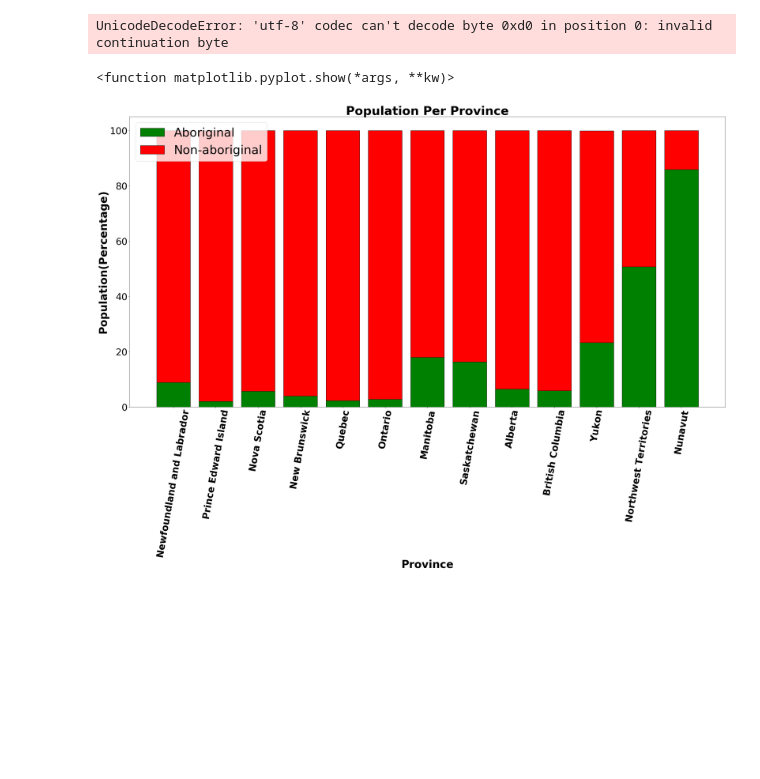
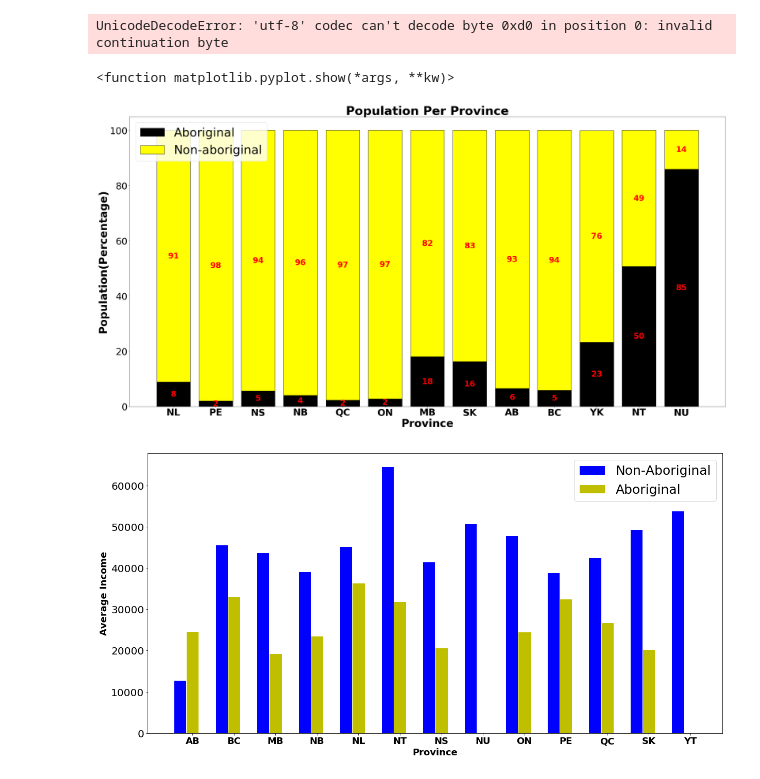
Before and after one commit to elsantonato/07-Project-1, a Jupyter notebook: Input/Aborig Population.ipynb, the cells around one changed output. Drawn from its saved outputs; the diff is of its cells as text; code cells hidden in the pictures; blank space fills up the shorter version.

```diff
--- a/Input/Aborig Population.ipynb
+++ b/Input/Aborig Population.ipynb
@@ -50,40 +50,47 @@ plt.show()
 # %%
 A = [8.9, 2, 5.7, 4.0, 2.3, 2.8, 18, 16.3, 6.5, 5.9, 23.3, 50.7, 85.9]
 B = [91.1, 98, 94.3, 96, 97.7, 97.2, 82, 83.7, 93.5, 94.1, 76.6, 49.3, 14.1]
 
-province=['Newfoundland and Labrador', 'Prince Edward Island', 'Nova Scotia', 'New Brunswick',
-                 'Quebec', 'Ontario', 'Manitoba', 'Saskatchewan',
-                 'Alberta', 'British Columbia', 'Yukon', 'Northwest Territories', 'Nunavut']
+province=['NL', 'PE', 'NS', 'NB',
+                 'QC', 'ON', 'MB', 'SK',
+                 'AB', 'BC', 'YK', 'NT', 'NU']
 Class=['Aboriginal','Non-aboriginal']
 pos = np.arange(len(province))
 aboriginal=[8.9, 2, 5.7, 4.0, 2.3, 2.8, 18, 16.3, 6.5, 5.9, 23.3, 50.7, 85.9]
 non_aboriginal=[91.1, 98, 94.3, 96, 97.7, 97.2, 82, 83.7, 93.5, 94.1, 76.6, 49.3, 14.1]
 
 fig, ax = plt.subplots(figsize=(40,20))# width:20, height:3
-plt.bar(pos,aboriginal,color='green',edgecolor='black')
-plt.bar(pos,non_aboriginal,color='red',edgecolor='black',bottom=aboriginal)
+ax1 = plt.bar(pos,aboriginal,color='black',edgecolor='black')
+ax2 = plt.bar(pos,non_aboriginal,color='yellow',edgecolor='black',bottom=aboriginal)
 plt.tick_params(labelsize=35)
-plt.xticks(pos, province, rotation=80, fontsize=35,fontweight='bold')
+plt.xticks(pos, province, rotation=0, fontsize=35,fontweight='bold')
 plt.xlabel('Province', fontsize=40,fontweight='bold')
 plt.ylabel('Population(Percentage)', fontsize=40,fontweight='bold')
 plt.title('Population Per Province',fontsize=45,fontweight='bold')
 plt.legend(Class,loc=2, prop={'size': 45} )
 
+for r1, r2 in zip(ax1, ax2):
+
+    h1 = r1.get_height()
+    h2 = r2.get_height()
+    plt.text(r1.get_x() + r1.get_width() / 2., h1 / 2., "%d" % h1, ha="center", va="center", color="red", fontsize=30, fontweight="bold")
+    plt.text(r2.get_x() + r2.get_width() / 2., h1 + h2 / 2., "%d" % h2, ha="center", va="center", color="red", fontsize=30, fontweight="bold")
+
 plt.savefig('../Output/Population_Per_Province.jpeg', bbox_inches='tight')
 plt.show
 # %% [output]
 <function matplotlib.pyplot.show(*args, **kw)>
-[figure, old version]
+[figure, new version]
 # %%
 # set width of bar
 
 barWidth = 0.30
 
 # set height of bar
-province = [12778., 45616., 43767., 39141., 45210., 64586., 41479., 50689.,
-47915., 38899., 42546., 49409., 53809.]
+non_aboriginal = [12778., 45616., 43767., 39141., 45210., 64586., 41479., 50689.,
+                  47915., 38899., 42546., 49409., 53809.]
 
-reserve = [24708.18229449, 33181.6761305 , 19281.03368242, 23526.05366357,
+bboriginal = [24708.18229449, 33181.6761305 , 19281.03368242, 23526.05366357,
        36426.59782609, 31941. , 20698.14906832, 0,
        24568.00844695, 32564. , 26793.44109672, 20348.63305841,0]
 
@@ -94,19 +101,20 @@ r2 = [x + barWidth for x in r1]
 
 # Make the plot
 plt.figure(figsize=(20, 10))  # width:20, height:3
-ax1=plt.bar(r1, province, color='r', width=barWidth, edgecolor='white', label='Province', align='center')
-ax2=plt.bar(r2, reserve, color='b', width=barWidth, edgecolor='white', label='Reserve',align='center')
+ax1=plt.bar(r1, province, color='b', width=barWidth, edgecolor='white', label='Non-Aboriginal', align='center')
+ax2=plt.bar(r2, reserve, color='y', width=barWidth, edgecolor='white', label='Aboriginal',align='center')
 
 # Add xticks on the middle of the group bars
 
 plt.tick_params(labelsize=20)
 plt.ylabel('Average Income', fontweight='bold',fontsize=18)
 plt.xlabel('Province', fontweight='bold',fontsize=18)
-plt.xticks([r + barWidth for r in range(len(province))], ['Alberta', 'British Columbia', 'Manitoba', 'New Brunswick',
-                             'Newfoundland and Labrador', 'Northwest Territories',
-                            'Nova Scotia', 'Nunavut', 'Ontario', 'Prince Edward Island',
-                     'Quebec', 'Saskatchewan', 'Yukon'], rotation = 70,fontweight='bold', fontsize=18)
+plt.xticks([r + barWidth for r in range(len(province))], ['AB', 'BC', 'MB', 'NB',
+                             'NL', 'NT','NS', 'NU', 'ON', 'PE',
+                             'QC', 'SK', 'YT'], rotation = 0,fontweight='bold', fontsize=18)
 
 plt.legend(loc='best', prop={'size': 25})
 plt.show()
 #fig.savefig('../API/"Aboriginal_Population.png", bbox_inches='tight')
+# %% [output]
+[figure, added]
```
Also changed, not shown: 2 other files.
